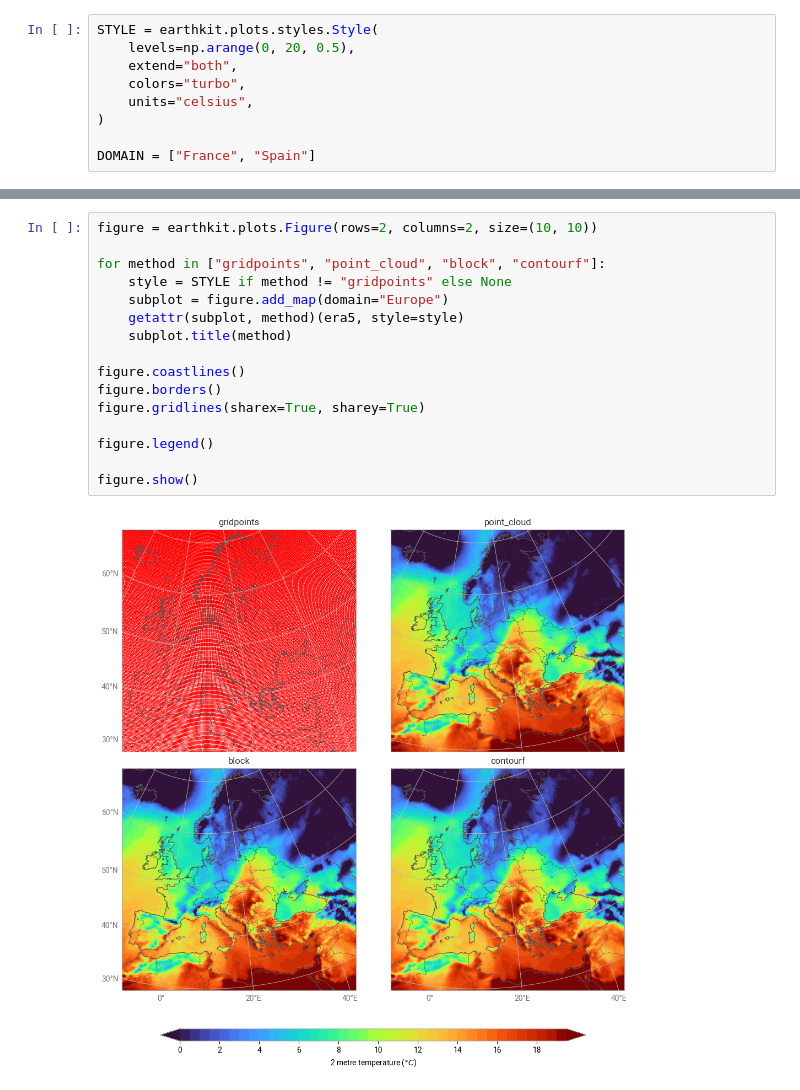
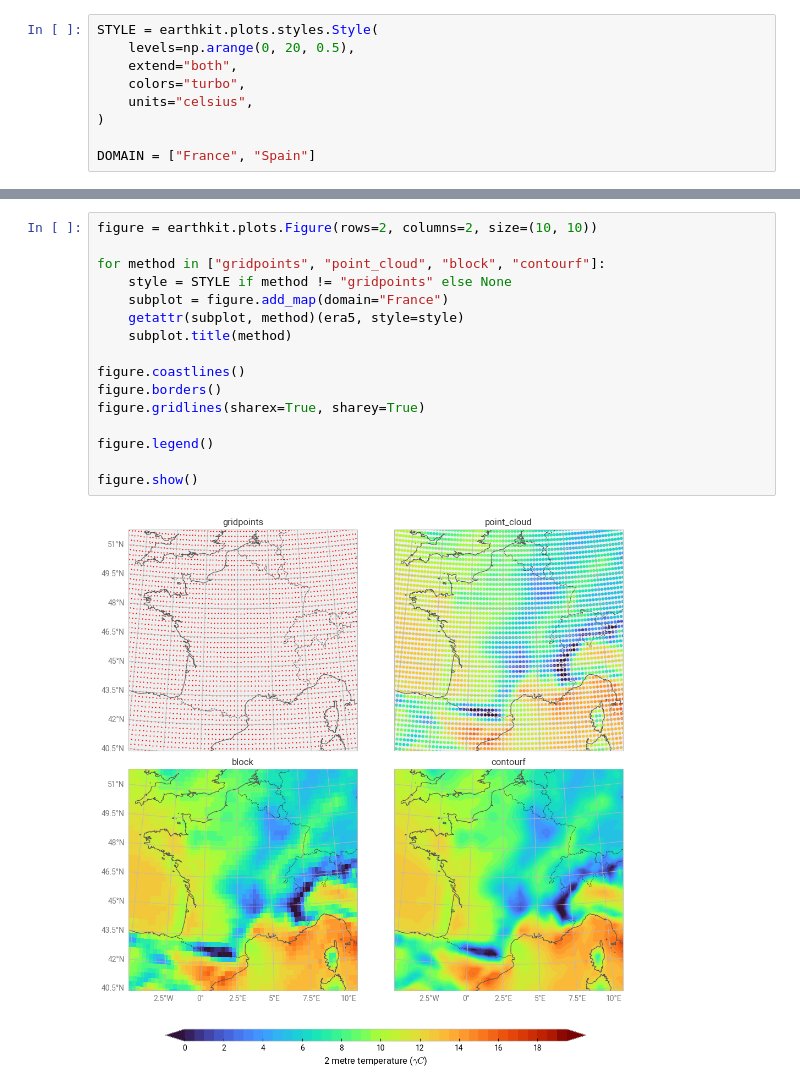
Before and after one commit to ecmwf/earthkit-plots, a Jupyter notebook: docs/examples/gallery/healpix.ipynb, the cells around one changed output, grey strips where cells are left out. Saved outputs shown, nothing was run; the diff lists cells and outputs as text.

```diff
--- a/docs/examples/gallery/healpix.ipynb
+++ b/docs/examples/gallery/healpix.ipynb
@@ -49,21 +66,21 @@ figure.show()
 # %%
 figure = earthkit.plots.Figure(rows=2, columns=2, size=(10, 10))
 
 for method in ["gridpoints", "point_cloud", "block", "contourf"]:
     style = STYLE if method != "gridpoints" else None
-    subplot = figure.add_map(domain="Europe")
+    subplot = figure.add_map(domain="France")
     getattr(subplot, method)(era5, style=style)
     subplot.title(method)
 
 figure.coastlines()
 figure.borders()
 figure.gridlines(sharex=True, sharey=True)
 
 figure.legend()
 
 figure.show()
 # %% [output]
-[figure, old version]
+[figure, new version]
 # %%
 reduced_gg = earthkit.data.from_source(
     "url",
```
Also changed, not shown: parts of 4 cells of this notebook, 15 other files.
